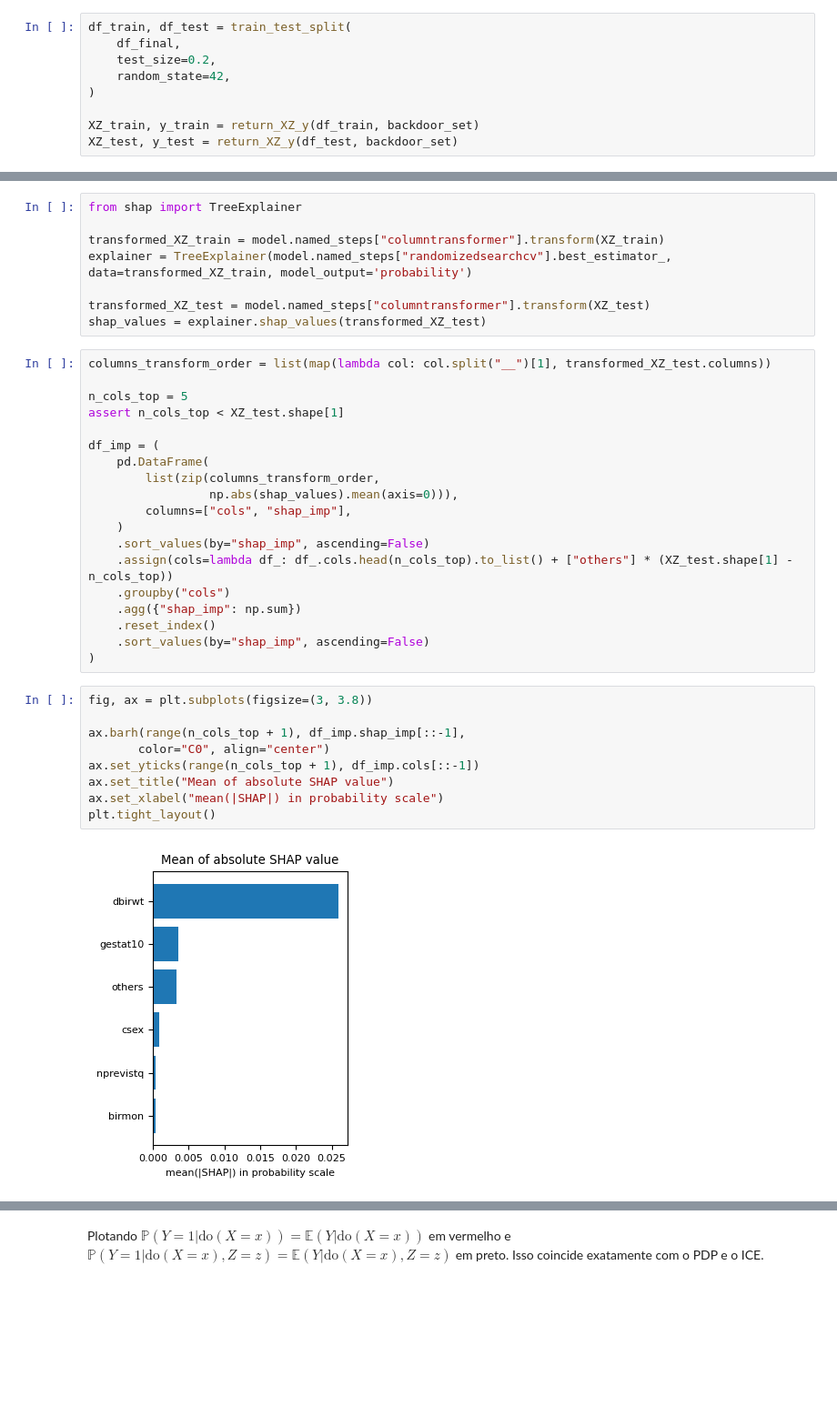
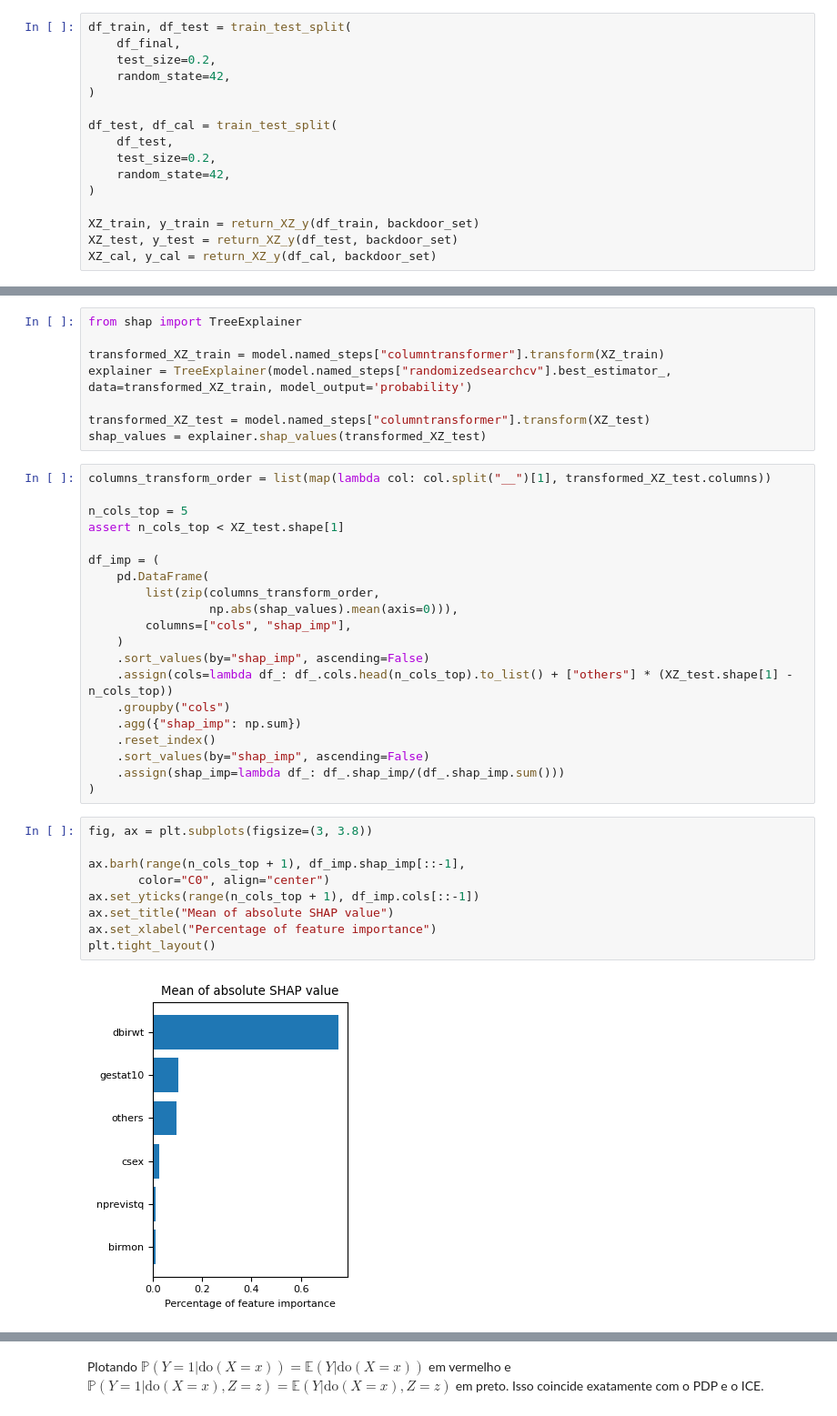
Before and after one commit to vitaliset/projetos-de-estudo, a Jupyter notebook: Causal Inference Exercises/tratamento_continuo.ipynb, the cells around one changed output, grey strips where cells are left out. Shown at 91% size. Saved outputs shown, nothing was run; the diff lists cells and outputs as text; blank space fills up the shorter version.

```diff
--- a/Causal Inference Exercises/tratamento_continuo.ipynb
+++ b/Causal Inference Exercises/tratamento_continuo.ipynb
@@ -176,8 +177,15 @@ df_train, df_test = train_test_split(
     random_state=42,
 )
 
+df_test, df_cal = train_test_split(
+    df_test,
+    test_size=0.2,
+    random_state=42,
+)
+
 XZ_train, y_train = return_XZ_y(df_train, backdoor_set)
 XZ_test, y_test = return_XZ_y(df_test, backdoor_set)
+XZ_cal, y_cal = return_XZ_y(df_cal, backdoor_set)
 # %% [markdown]
 Definindo o modelo a partir da fórmula do ajuste.
 # %%
@@ -245,18 +295,19 @@ df_imp = (
     .agg({"shap_imp": np.sum})
     .reset_index()
     .sort_values(by="shap_imp", ascending=False)
+    .assign(shap_imp=lambda df_: df_.shap_imp/(df_.shap_imp.sum()))
 )
 # %%
 fig, ax = plt.subplots(figsize=(3, 3.8))
 
 ax.barh(range(n_cols_top + 1), df_imp.shap_imp[::-1],
        color="C0", align="center")
 ax.set_yticks(range(n_cols_top + 1), df_imp.cols[::-1])
 ax.set_title("Mean of absolute SHAP value")
-ax.set_xlabel("mean(|SHAP|) in probability scale")
+ax.set_xlabel("Percentage of feature importance")
 plt.tight_layout()
 # %% [output]
-[figure, old version]
+[figure, new version]
 # %%
 fig, ax = plt.subplots(figsize=(7, 4))
 ax.scatter(XZ_test.dbirwt, shap_values[:, columns_transform_order.index("dbirwt")], s=1)
```
Also changed, not shown: parts of 14 cells of this notebook, 1 other file.
